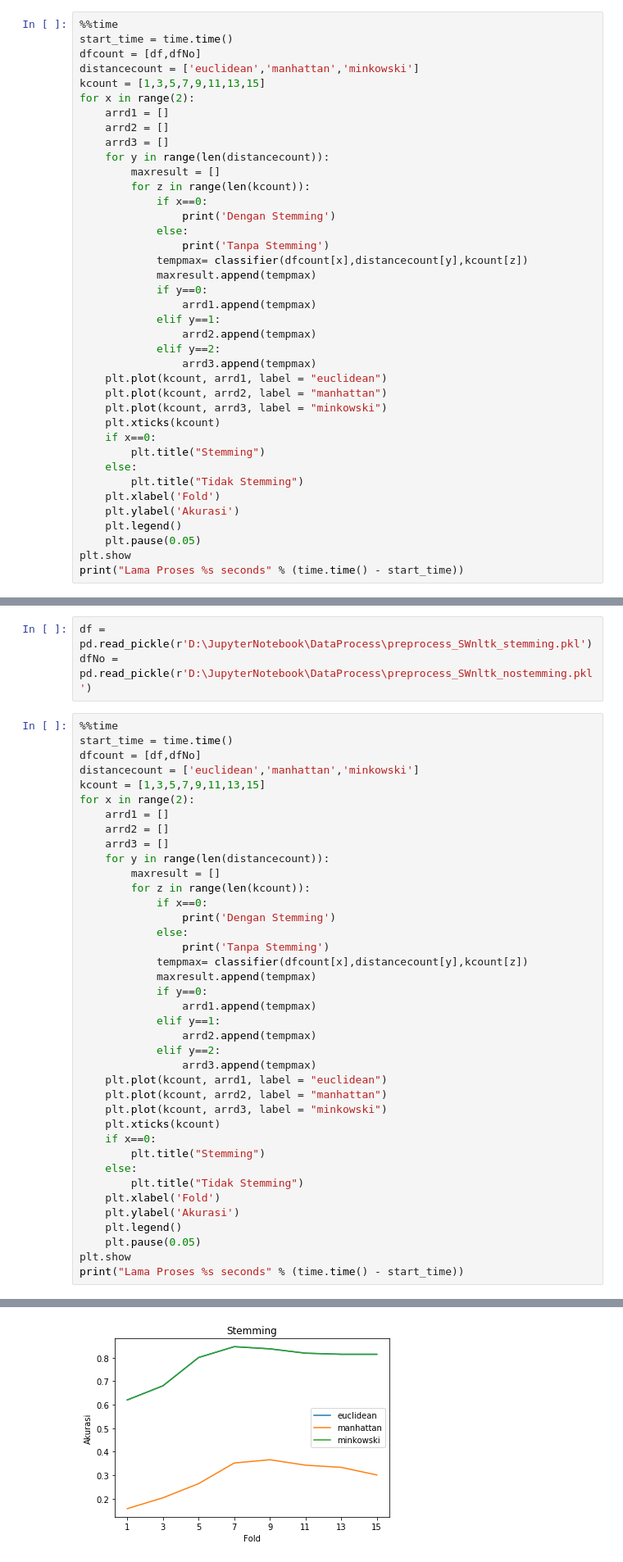
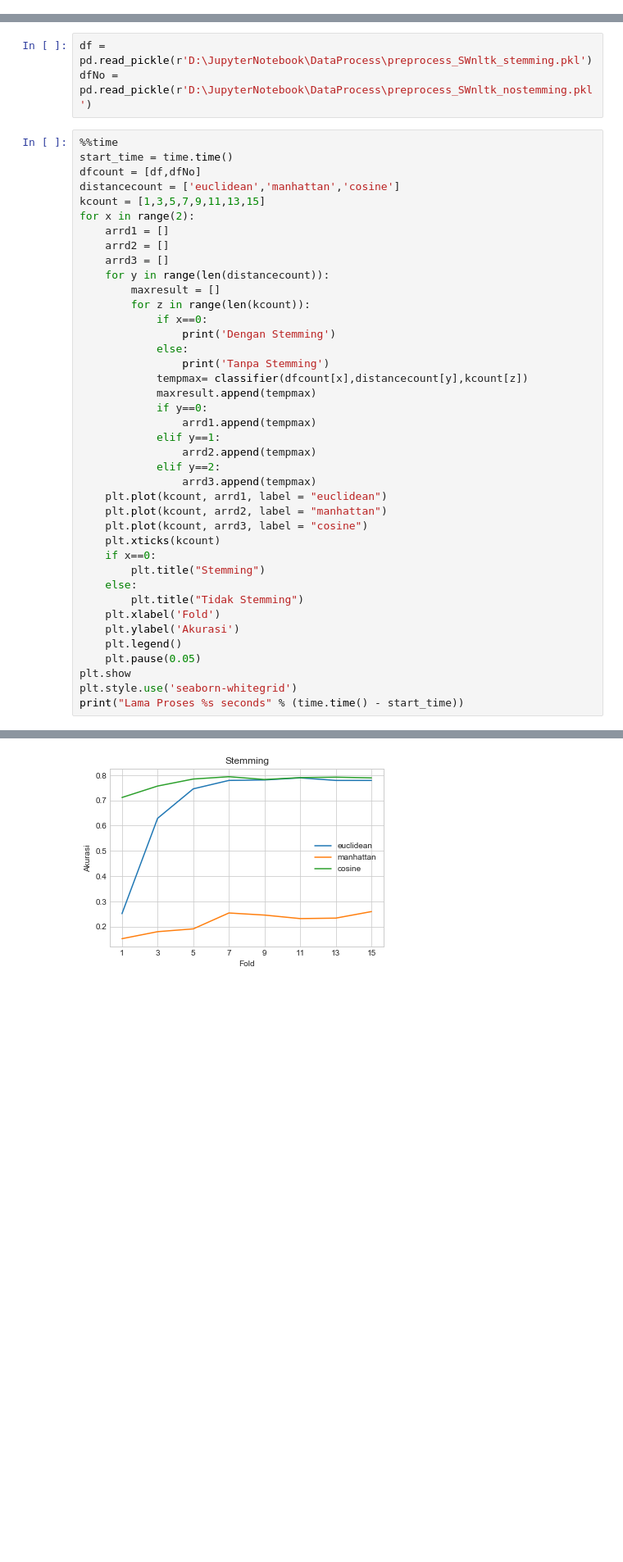
Before and after one commit to rickylukman/latihanakhir, a Jupyter notebook: Classification_TA.ipynb, the cells around one changed output, grey strips where cells are left out. Shown at 82% size. Saved outputs shown, nothing was run; the diff lists cells and outputs as text; blank space fills up the shorter version.

```diff
--- a/Classification_TA.ipynb
+++ b/Classification_TA.ipynb
@@ -91,39 +88,0 @@ dfNo = pd.read_pickle(r'D:\JupyterNotebook\DataProcess\preprocess_SWsastrawi_nos
-# %%
-%%time
-start_time = time.time()
-dfcount = [df,dfNo]
-distancecount = ['euclidean','manhattan','minkowski']
-kcount = [1,3,5,7,9,11,13,15]
-for x in range(2):
-    arrd1 = []
-    arrd2 = []
-    arrd3 = []
-    for y in range(len(distancecount)):
-        maxresult = []
-        for z in range(len(kcount)):
-            if x==0:
-                print('Dengan Stemming')
-            else:
-                print('Tanpa Stemming')
-            tempmax= classifier(dfcount[x],distancecount[y],kcount[z])
-            maxresult.append(tempmax)
-            if y==0:
-                arrd1.append(tempmax)
-            elif y==1:
-                arrd2.append(tempmax)
-            elif y==2:
-                arrd3.append(tempmax)
-    plt.plot(kcount, arrd1, label = "euclidean")
-    plt.plot(kcount, arrd2, label = "manhattan")
-    plt.plot(kcount, arrd3, label = "minkowski")
-    plt.xticks(kcount)
-    if x==0:
-        plt.title("Stemming")
-    else:
-        plt.title("Tidak Stemming")
-    plt.xlabel('Fold')
-    plt.ylabel('Akurasi')
-    plt.legend()
-    plt.pause(0.05)
-plt.show
-print("Lama Proses %s seconds" % (time.time() - start_time))
@@ -173,7 +93,7 @@ dfNo = pd.read_pickle(r'D:\JupyterNotebook\DataProcess\preprocess_SWnltk_nostemm
 %%time
 start_time = time.time()
 dfcount = [df,dfNo]
-distancecount = ['euclidean','manhattan','minkowski']
+distancecount = ['euclidean','manhattan','cosine']
 kcount = [1,3,5,7,9,11,13,15]
 for x in range(2):
     arrd1 = []
@@ -196,7 +116,7 @@ for x in range(2):
                 arrd3.append(tempmax)
     plt.plot(kcount, arrd1, label = "euclidean")
     plt.plot(kcount, arrd2, label = "manhattan")
-    plt.plot(kcount, arrd3, label = "minkowski")
+    plt.plot(kcount, arrd3, label = "cosine")
     plt.xticks(kcount)
     if x==0:
         plt.title("Stemming")
@@ -207,6 +127,7 @@ for x in range(2):
     plt.legend()
     plt.pause(0.05)
 plt.show
+plt.style.use('seaborn-whitegrid')
 print("Lama Proses %s seconds" % (time.time() - start_time))
 # %% [output]
 Dengan Stemming
@@ -228,5 +149,5 @@ Akurasi terbaik adalah 0.8148148148148148 pada fold ke- 6
 ------------------------------------
-[figure, old version]
+[figure, new version]
 Tanpa Stemming
 Nama distance= euclidean
 Jumlah K tetangga= 1
```
Also changed, not shown: parts of 6 cells of this notebook, 2 other files.
